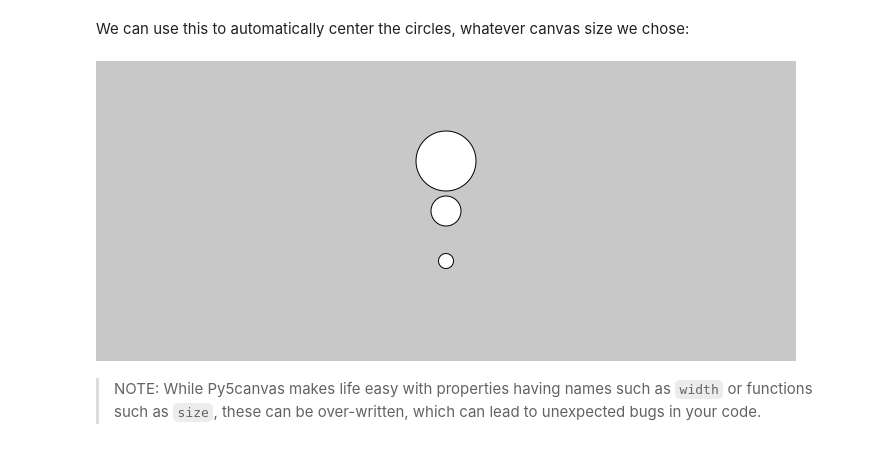
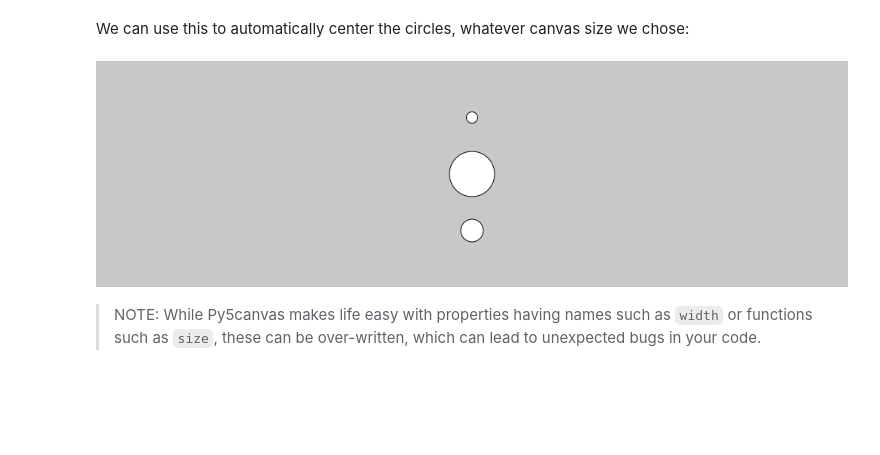
Before and after one commit to Mtj2042/generative_drawing, a Jupyter notebook: weekly/week2/week2_python_essentials.ipynb, the cells around one changed output. Cells and saved outputs as stored; diff of their text form; code cells hidden in the pictures; blank space fills up the shorter version.

```diff
--- a/weekly/week2/week2_python_essentials.ipynb
+++ b/weekly/week2/week2_python_essentials.ipynb
@@ -106,14 +119,15 @@ print(width, height)
 # %% [markdown]
 We can use this to automatically center the circles, whatever canvas size we chose:
 # %%
-create_canvas(700, 300)
+create_canvas(1000, 300)
 x = width/2
-circle(x, 100, 60)
-circle(x, 150, 30)
-circle(x, 200, 15)
+y = height/2
+circle(x, y, 60)
+circle(x, y+height/4, 30)
+circle(x, y+height/4 -height/2, 15)
 show()
 # %% [output]
-[figure, old version]
+[figure, new version]
 # %% [markdown]
 >NOTE: While Py5canvas makes life easy with properties having names such as `width` or functions such as `size`, these can be over-written, which can lead to unexpected bugs in your code.
 # %%
```
Also changed, not shown: parts of 8 cells of this notebook, 1 other file.
